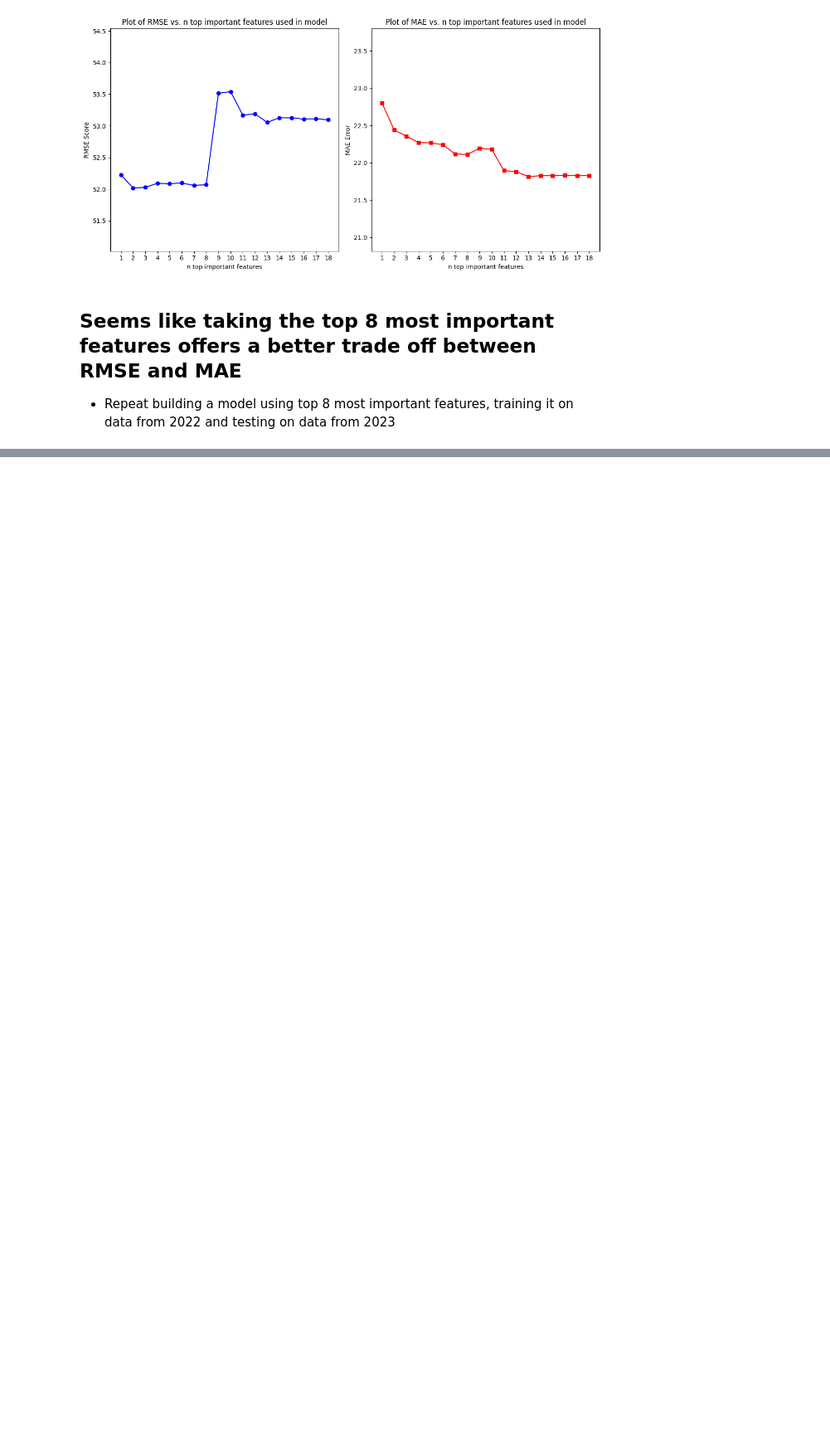
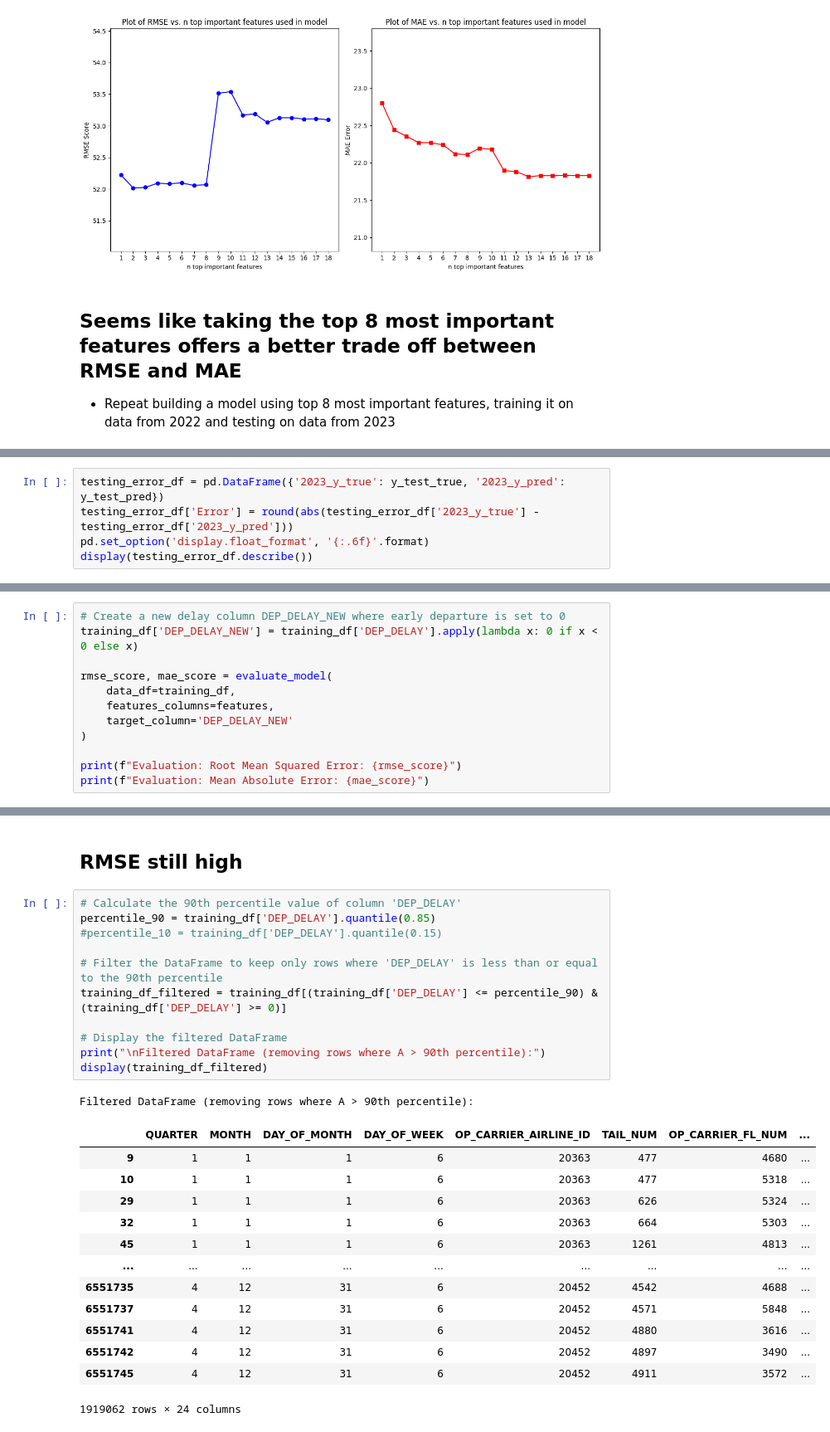
Before and after one commit to MohammedGuniem/Prediction-of-On-time-Flight-Performance, a Jupyter notebook: notebooks/XGBoost Regressor.ipynb, the cells around one changed output, grey strips where cells are left out. Shown at 83% size. Drawn from its saved outputs; the diff is of its cells as text; blank space fills up the shorter version.

Commit message:
Experimenting to find out what drives RMSE higher
i think the key is due to scaling of target, and i want to try standarization next time

```diff
--- a/notebooks/XGBoost Regressor.ipynb
+++ b/notebooks/XGBoost Regressor.ipynb
@@ -483,0 +500,5 @@ Training on 2022, Testing on 2023: Mean Absolute Error: 25.62830023090609
+# %%
+testing_error_df = pd.DataFrame({'2023_y_true': y_test_true, '2023_y_pred': y_test_pred})
+testing_error_df['Error'] = round(abs(testing_error_df['2023_y_true'] - testing_error_df['2023_y_pred']))
+pd.set_option('display.float_format', '{:.6f}'.format)
+display(testing_error_df.describe())
@@ -483,0 +547,12 @@ Training on 2022, Testing on 2023: Mean Absolute Error: 25.62830023090609
+# %%
+# Create a new delay column DEP_DELAY_NEW where early departure is set to 0
+training_df['DEP_DELAY_NEW'] = training_df['DEP_DELAY'].apply(lambda x: 0 if x < 0 else x)
+
+rmse_score, mae_score = evaluate_model(
+    data_df=training_df,
+    features_columns=features,
+    target_column='DEP_DELAY_NEW'
+)
+
+print(f"Evaluation: Root Mean Squared Error: {rmse_score}")
+print(f"Evaluation: Mean Absolute Error: {mae_score}")
@@ -483,0 +638,28 @@ Training on 2022, Testing on 2023: Mean Absolute Error: 25.62830023090609
+# %% [markdown]
+## RMSE still high
+# %%
+# Calculate the 90th percentile value of column 'DEP_DELAY'
+percentile_90 = training_df['DEP_DELAY'].quantile(0.85)
+#percentile_10 = training_df['DEP_DELAY'].quantile(0.15)
+
+# Filter the DataFrame to keep only rows where 'DEP_DELAY' is less than or equal to the 90th percentile
+training_df_filtered = training_df[(training_df['DEP_DELAY'] <= percentile_90) & (training_df['DEP_DELAY'] >= 0)]
+
+# Display the filtered DataFrame
+print("\nFiltered DataFrame (removing rows where A > 90th percentile):")
+display(training_df_filtered)
+# %% [output]
+Filtered DataFrame (removing rows where A > 90th percentile):
+|  | QUARTER | MONTH | DAY_OF_MONTH | DAY_OF_WEEK | OP_CARRIER_AIRLINE_ID | TAIL_NUM | OP_CARRIER_FL_NUM | ... |
+| 9 | 1 | 1 | 1 | 6 | 20363 | 477 | 4680 | ... |
+| 10 | 1 | 1 | 1 | 6 | 20363 | 477 | 5318 | ... |
+| 29 | 1 | 1 | 1 | 6 | 20363 | 626 | 5324 | ... |
+| 32 | 1 | 1 | 1 | 6 | 20363 | 664 | 5303 | ... |
+| 45 | 1 | 1 | 1 | 6 | 20363 | 1261 | 4813 | ... |
+| ... | ... | ... | ... | ... | ... | ... | ... | ... |
+| 6551735 | 4 | 12 | 31 | 6 | 20452 | 4542 | 4688 | ... |
+| 6551737 | 4 | 12 | 31 | 6 | 20452 | 4571 | 5848 | ... |
+| 6551741 | 4 | 12 | 31 | 6 | 20452 | 4880 | 3616 | ... |
+| 6551742 | 4 | 12 | 31 | 6 | 20452 | 4897 | 3490 | ... |
+| 6551745 | 4 | 12 | 31 | 6 | 20452 | 4911 | 3572 | ... |
+1919062 rows × 24 columns
```
Also changed, not shown: parts of 21 cells of this notebook.
